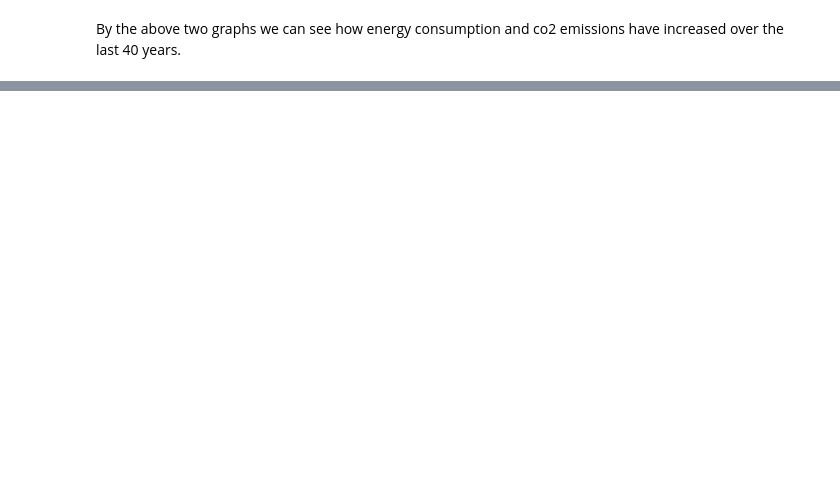
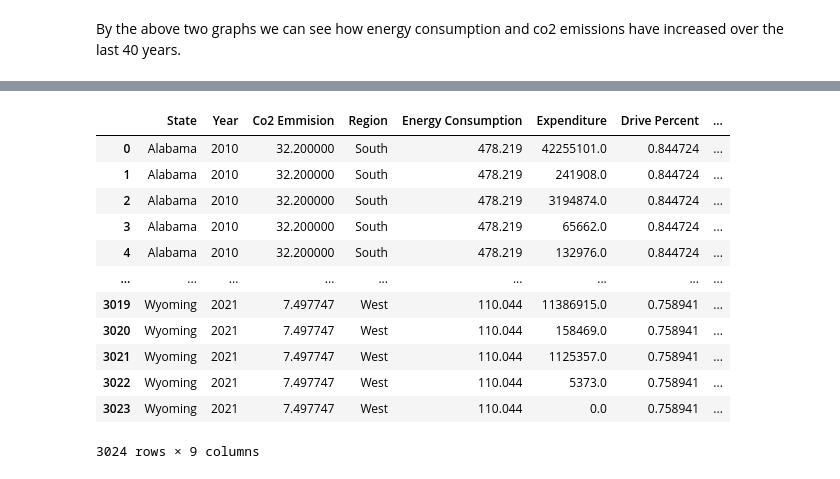
Before and after one commit to wkapner/GSB544Project, a Jupyter notebook: ProjectDan.ipynb, the cells around one changed output, grey strips where cells are left out. Drawn from its saved outputs; the diff is of its cells as text; code cells hidden in the pictures; blank space fills up the shorter version.

```diff
--- a/ProjectDan.ipynb
+++ b/ProjectDan.ipynb
@@ -157,6 +214,6 @@ commute.head()
 # %%
 #2020-2023 Census Data
-census2020 = pd.read_excel("/Users/williamkapner/Documents/GSB_544/GSB544Project/NST-EST2023-POP.xlsx",skiprows=3)
+census2020 = pd.read_excel("/Users/dan/calpoly/BusinessAnalytics/GSB544MACHINE/GSB544Project/NST-EST2023-POP.xlsx",skiprows=3)
 census2020 = census2020.rename(columns={
     'Unnamed: 0': 'State',
     'Unnamed: 1': 'Base Population',
@@ -169,10 +226,31 @@ census2020 = census2020.rename(columns={
 census2020['State'] = census2020['State'].str.lstrip('.')
 
 #Census Data 2010-2020
-census2010 = pd.read_csv("/Users/williamkapner/Documents/GSB_544/GSB544Project/nst-est2019-popchg2010_2019.csv")
+census2010 = pd.read_csv("/Users/dan/calpoly/BusinessAnalytics/GSB544MACHINE/GSB544Project/nst-est2019-popchg2010_2019.csv")
 
 
 #Merging the Datasets
 merged_census = pd.merge(census2010,census2020,left_on = "NAME" , right_on= "State",how = 'inner')
 merged_census.head()
 final_population = merged_census[['NAME', 'POPESTIMATE2010','POPESTIMATE2011','POPESTIMATE2012','POPESTIMATE2013','POPESTIMATE2014','POPESTIMATE2015','POPESTIMATE2016','POPESTIMATE2017','POPESTIMATE2018','POPESTIMATE2019','POPESTIMATE2020','POPESTIMATE2021','POPESTIMATE2022','POPESTIMATE2023']]
+
+population = pd.melt(
+    final_population,
+    id_vars=["NAME"],          # Columns to keep (not melted)
+    var_name="Year",            # Name of the new 'Year' column
+    value_name="Estimate"       # Name of the new 'Estimate' column
+)
+
+# Extract the year from the 'Year' column
+population["Year"] = population["Year"].str.extract(r'(\d{4})').astype(int)
+# Sort the DataFrame by 'State' alphabetically and then by 'Year'
+population = population.sort_values(by=["NAME", "Year"]).reset_index(drop=True)
+# rename NAME to State
+population.rename(columns={"NAME": "State"}, inplace=True)
+# Create region column
+population["Region"] = population["State"].apply(state_to_region)
+# Drop unneeded states and years
+population_year = population[population["Year"].isin(years)].reset_index(drop=True)
+population_final = population_year[population_year["Region"] != "US Territory"]
+
+population_final
@@ -178,0 +271,32 @@ final_population = merged_census[['NAME', 'POPESTIMATE2010','POPESTIMATE2011','P
+# %%
+dfs_to_merge = [
+    transport_co2_f,
+    transport_energy_f,
+    transport_exp,
+    transport_rev,
+    commute_dr_drop2,
+    commute_pt_drop2,
+    population_final
+]
+
+# Starting with the first DataFrame and merging iteratively
+merged_data = dfs_to_merge[0]
+for df in dfs_to_merge[1:]:
+    merged_data = pd.merge(merged_data, df, on=["State", "Year", "Region"], how="left")
+
+
+merged_data
+# %% [output]
+|  | State | Year | Co2 Emmision | Region | Energy Consumption | Expenditure | Drive Percent | ... |
+| 0 | Alabama | 2010 | 32.200000 | South | 478.219 | 42255101.0 | 0.844724 | ... |
+| 1 | Alabama | 2010 | 32.200000 | South | 478.219 | 241908.0 | 0.844724 | ... |
+| 2 | Alabama | 2010 | 32.200000 | South | 478.219 | 3194874.0 | 0.844724 | ... |
+| 3 | Alabama | 2010 | 32.200000 | South | 478.219 | 65662.0 | 0.844724 | ... |
+| 4 | Alabama | 2010 | 32.200000 | South | 478.219 | 132976.0 | 0.844724 | ... |
+| ... | ... | ... | ... | ... | ... | ... | ... | ... |
+| 3019 | Wyoming | 2021 | 7.497747 | West | 110.044 | 11386915.0 | 0.758941 | ... |
+| 3020 | Wyoming | 2021 | 7.497747 | West | 110.044 | 158469.0 | 0.758941 | ... |
+| 3021 | Wyoming | 2021 | 7.497747 | West | 110.044 | 1125357.0 | 0.758941 | ... |
+| 3022 | Wyoming | 2021 | 7.497747 | West | 110.044 | 5373.0 | 0.758941 | ... |
+| 3023 | Wyoming | 2021 | 7.497747 | West | 110.044 | 0.0 | 0.758941 | ... |
+3024 rows × 9 columns
```
Also changed, not shown: parts of 10 cells of this notebook.
